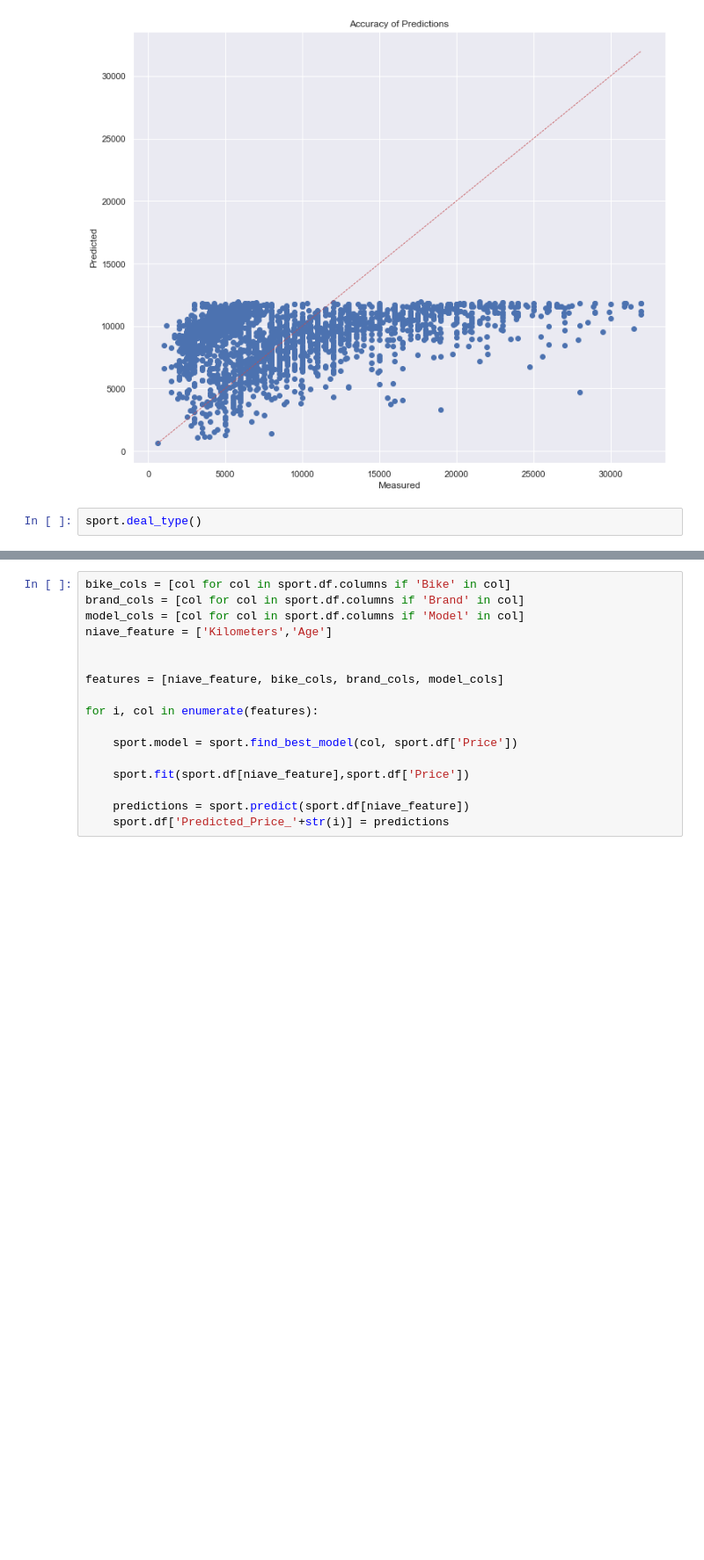
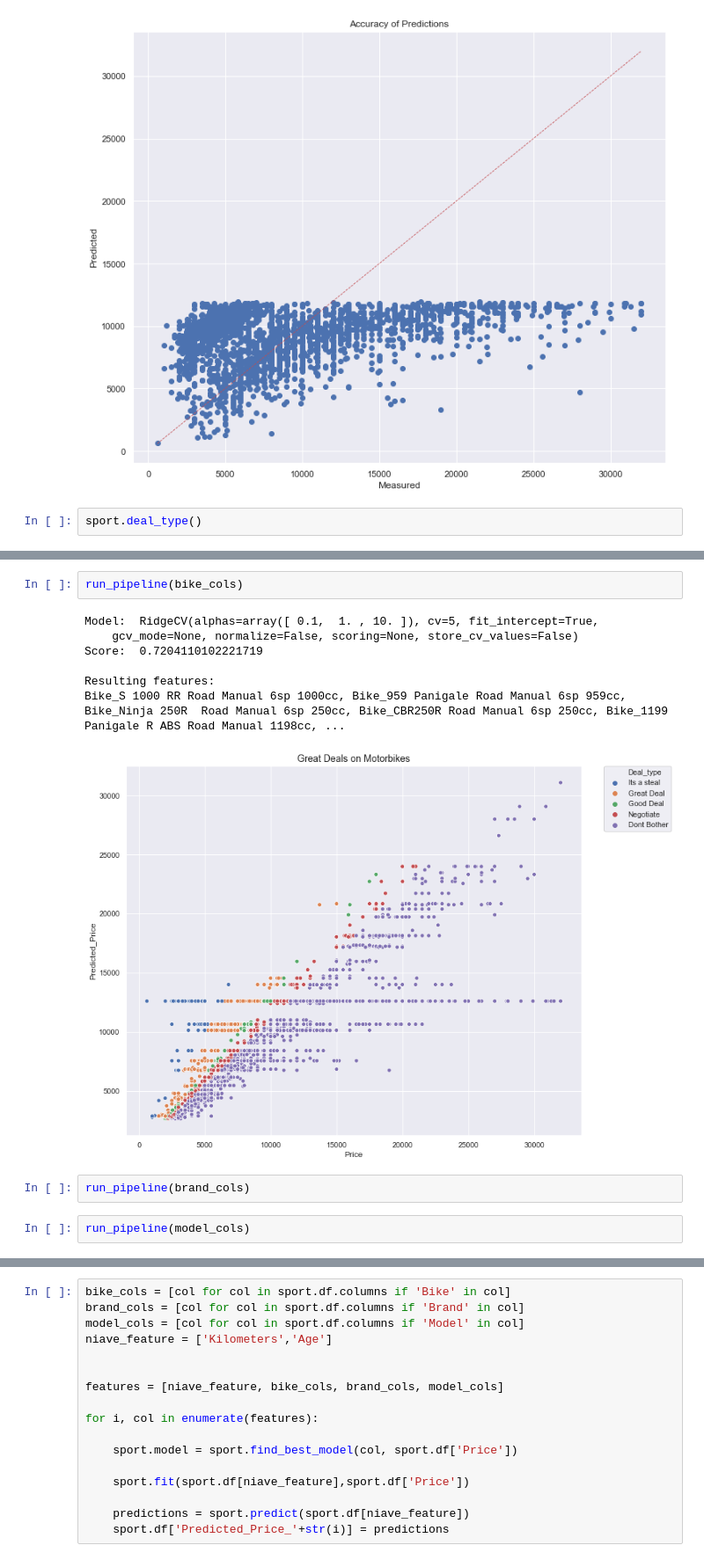
Before and after one commit to beaubellamy/BikeSales, a Jupyter notebook: BikeSales Class modelling.ipynb, the cells around one changed output, grey strips where cells are left out. Shown at 88% size. Saved outputs shown, nothing was run; the diff lists cells and outputs as text; blank space fills up the shorter version.

```diff
--- a/BikeSales Class modelling.ipynb
+++ b/BikeSales Class modelling.ipynb
@@ -224,0 +352,14 @@ sport.plot_deals(x='Price',y='Predicted_Price',hue='Deal_type',title='Great Deal
+# %%
+run_pipeline(bike_cols)
+# %% [output]
+Model:  RidgeCV(alphas=array([ 0.1,  1. , 10. ]), cv=5, fit_intercept=True,
+    gcv_mode=None, normalize=False, scoring=None, store_cv_values=False)
+Score:  0.7204110102221719
+
+Resulting features:
+Bike_S 1000 RR Road Manual 6sp 1000cc, Bike_959 Panigale Road Manual 6sp 959cc, Bike_Ninja 250R  Road Manual 6sp 250cc, Bike_CBR250R Road Manual 6sp 250cc, Bike_1199 Panigale R ABS Road Manual 1198cc, ...
+[figure, added]
+# %%
+run_pipeline(brand_cols)
+# %%
+run_pipeline(model_cols)
```
Also changed, not shown: parts of 23 cells of this notebook, 5 other files.
